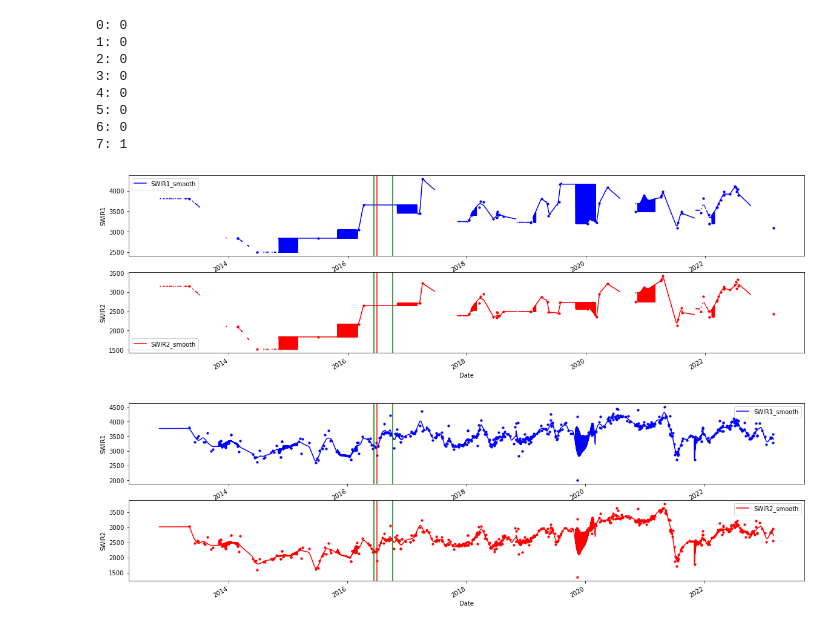
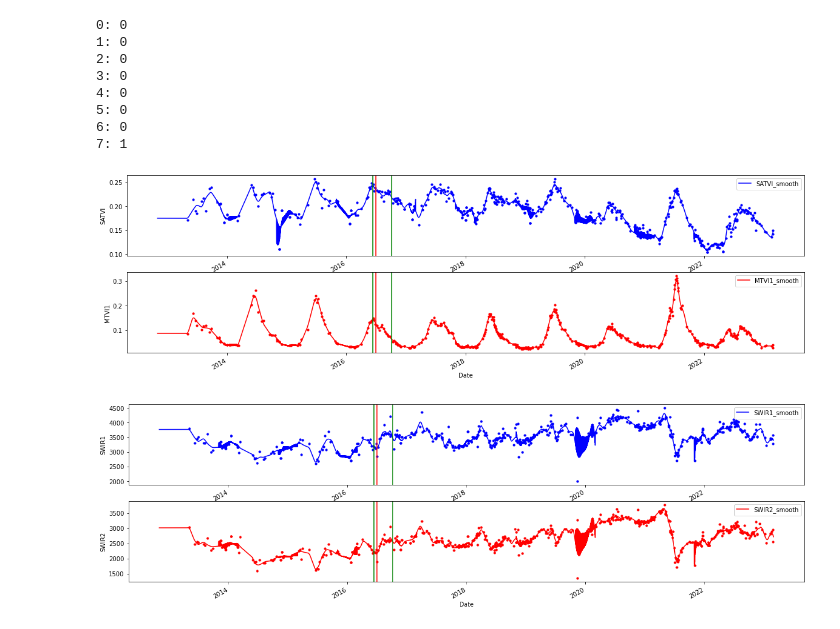
Before and after one commit to kearney-sp/cper_hls_veg_models, a Jupyter notebook: biomass/smooth_extracted_hls.ipynb, the cells around one changed output. Drawn from its saved outputs; the diff is of its cells as text; code cells hidden in the pictures.

```diff
--- a/biomass/smooth_extracted_hls.ipynb
+++ b/biomass/smooth_extracted_hls.ipynb
@@ -46,22 +46,22 @@ for i in range(8):
 # %%
 # plot updated smooth with start of season (blue) and peak of season (red)
 plot = '20SE_P3'
-var1 = 'SWIR1'
-var2 = 'SWIR2'
+var1 = 'SATVI'
+var2 = 'MTVI1'
 
 fig, axs = plt.subplots(figsize=(20, 6), nrows=2)
 df_ts[df_ts['Id'] == plot].plot.scatter(x='Date', y=var1, ax=axs[0], c='blue', s=10)
 df_ts[df_ts['Id'] == plot].plot(x='Date', y= var1 + '_smooth', ax=axs[0], c='blue')
 
 df_ts[df_ts['Id'] == plot].plot.scatter(x='Date', y=var2, ax=axs[1], c='red', s=10)
 df_ts[df_ts['Id'] == plot].plot(x='Date', y= var2 + '_smooth', ax=axs[1], c='red')
 
 for ax in axs:
     ax.axvline(pd.Timestamp('2016-06-12'), color='g')
     ax.axvline(pd.Timestamp('2016-06-30'), color='r')
     ax.axvline(pd.Timestamp('2016-10-5'), color='g')
 # %% [output]
-[figure, old version]
+[figure, new version]
 # %%
 # plot updated smooth with start of season (blue) and peak of season (red)
 plot = '20SE_P3'
```
Also changed, not shown: 13 other files.
